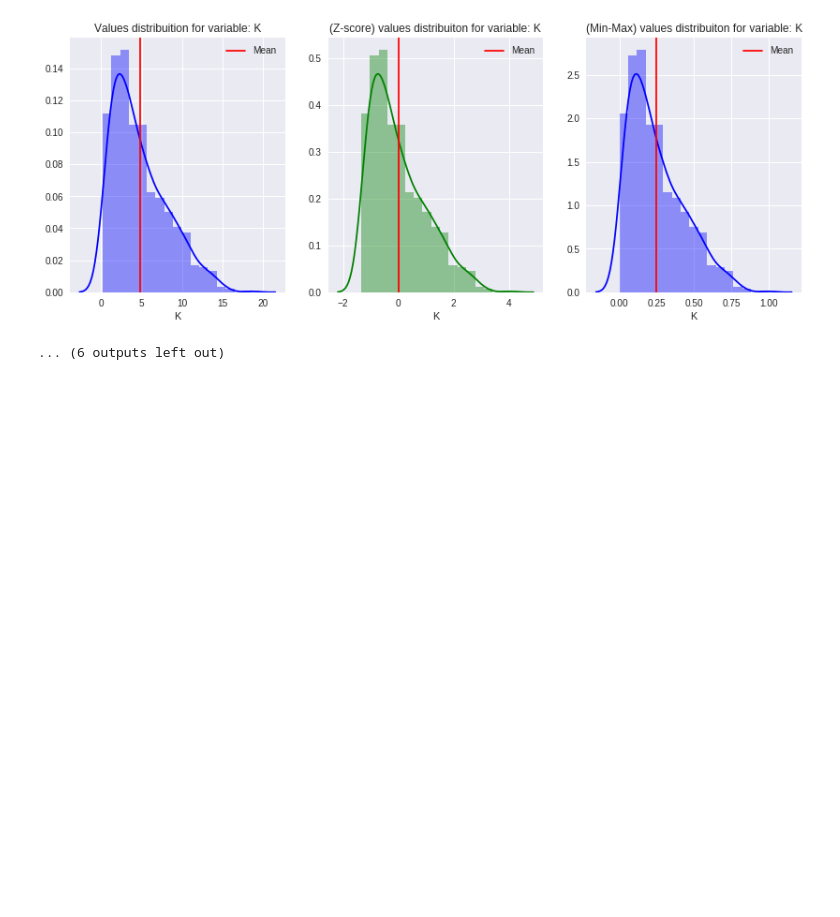
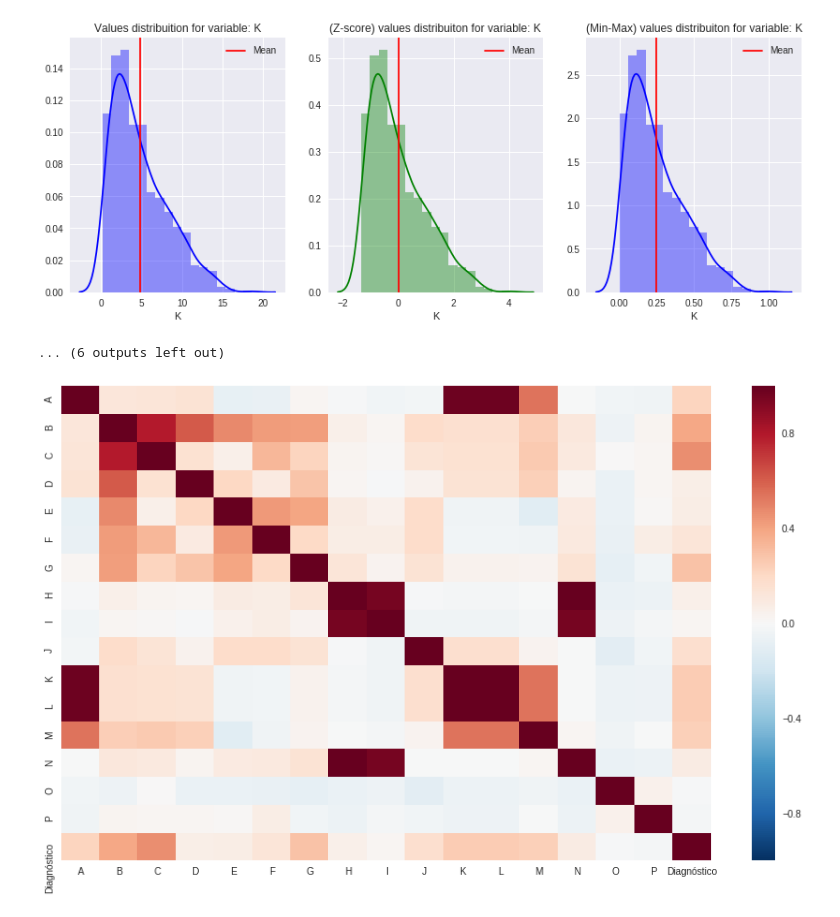
Before and after one commit to carvalheirafc/deep_learning_stuff, a Jupyter notebook: statistical_analysis/diabetes/diabetes_stats_analysis.ipynb, the cells around one changed output. Drawn from its saved outputs; the diff is of its cells as text; code cells hidden in the pictures; blank space fills up the shorter version.

```diff
--- a/statistical_analysis/diabetes/diabetes_stats_analysis.ipynb
+++ b/statistical_analysis/diabetes/diabetes_stats_analysis.ipynb
@@ -101,3 +102,8 @@ The 'normed' kwarg was deprecated in Matplotlib 2.1 and will be removed in 3.1.
 [figure]
 [figure]
 ... (6 outputs left out)
+# %%
+fig, ax = plt.subplots(figsize=(15,9))
+ax = sns.heatmap(diabetes_norm.corr())
+# %% [output]
+[figure, added]
```
Also changed, not shown: parts of 3 cells of this notebook.
